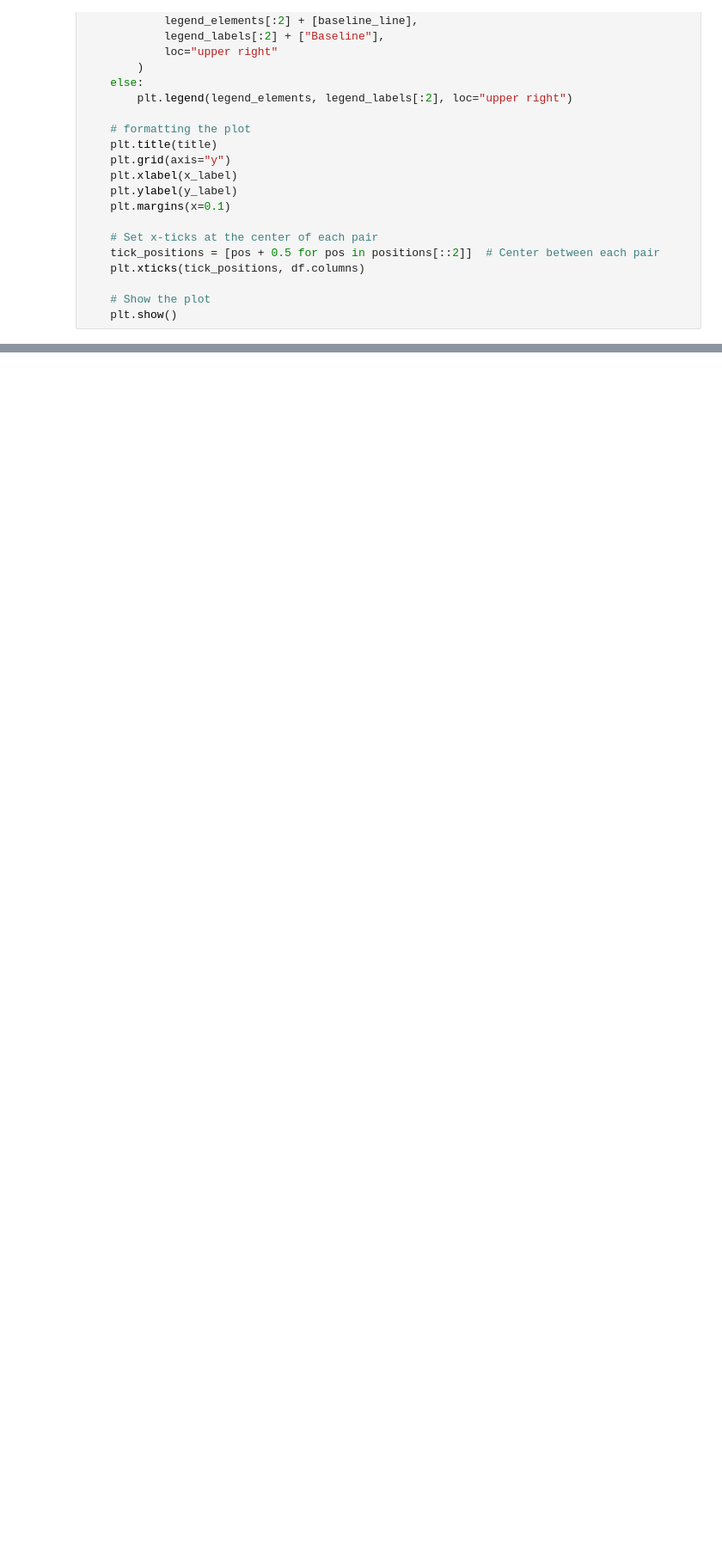
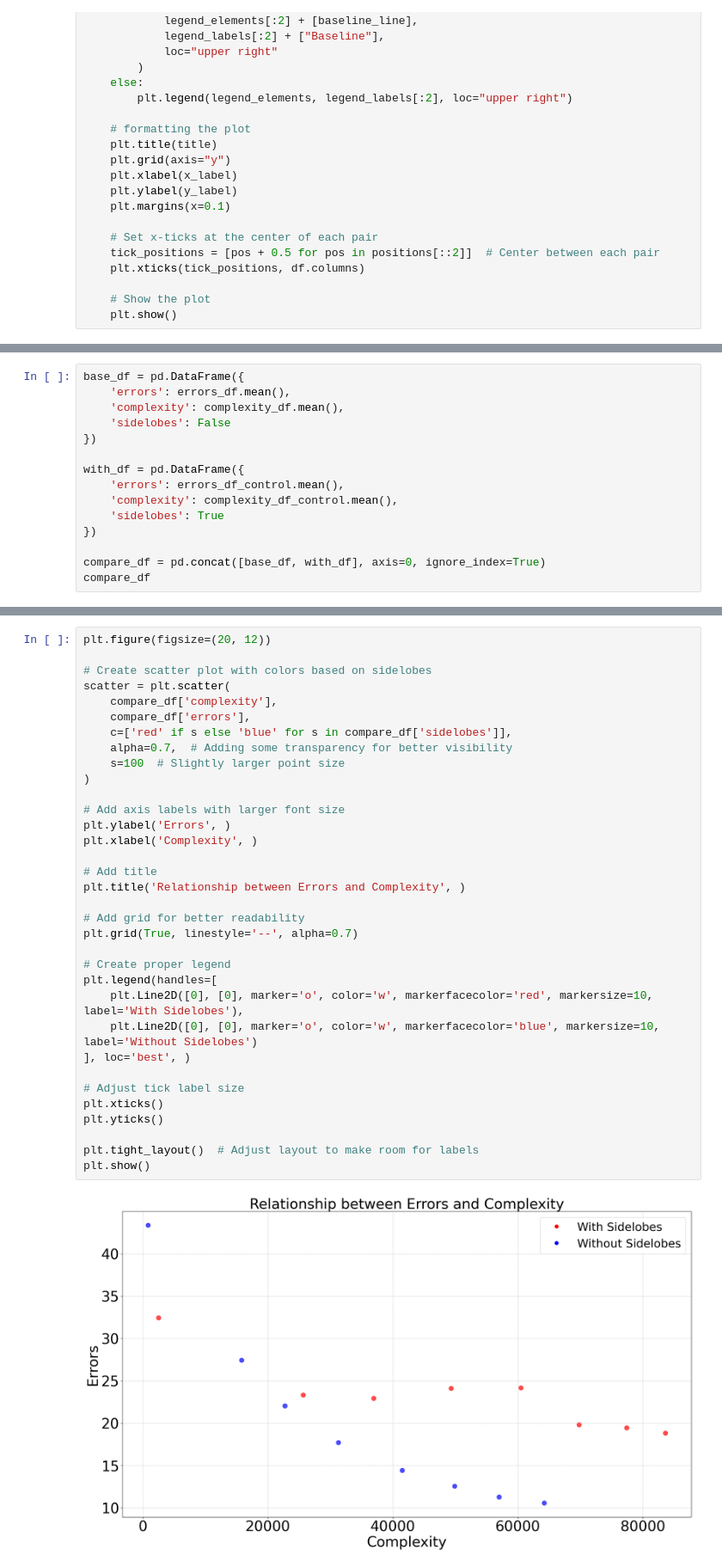
Before and after one commit to Andreas-Espelund/5G_localization, a Jupyter notebook: plotting/plot_beam_matching.ipynb, the cells around one changed output, grey strips where cells are left out. Shown at 86% size. Drawn from its saved outputs; the diff is of its cells as text; blank space fills up the shorter version.

```diff
--- a/plotting/plot_beam_matching.ipynb
+++ b/plotting/plot_beam_matching.ipynb
@@ -216,0 +230,15 @@ make_barplot_double(
+# %%
+base_df = pd.DataFrame({
+    'errors': errors_df.mean(),
+    'complexity': complexity_df.mean(),
+    'sidelobes': False
+})
+
+with_df = pd.DataFrame({
+    'errors': errors_df_control.mean(),
+    'complexity': complexity_df_control.mean(),
+    'sidelobes': True
+})
+
+compare_df = pd.concat([base_df, with_df], axis=0, ignore_index=True)
+compare_df
@@ -216,0 +263,36 @@ make_barplot_double(
+# %%
+plt.figure(figsize=(20, 12))
+
+# Create scatter plot with colors based on sidelobes
+scatter = plt.scatter(
+    compare_df['complexity'],
+    compare_df['errors'],
+    c=['red' if s else 'blue' for s in compare_df['sidelobes']],
+    alpha=0.7,  # Adding some transparency for better visibility
+    s=100  # Slightly larger point size
+)
+
+# Add axis labels with larger font size
+plt.ylabel('Errors', )
+plt.xlabel('Complexity', )
+
+# Add title
+plt.title('Relationship between Errors and Complexity', )
+
+# Add grid for better readability
+plt.grid(True, linestyle='--', alpha=0.7)
+
+# Create proper legend
+plt.legend(handles=[
+    plt.Line2D([0], [0], marker='o', color='w', markerfacecolor='red', markersize=10, label='With Sidelobes'),
+    plt.Line2D([0], [0], marker='o', color='w', markerfacecolor='blue', markersize=10, label='Without Sidelobes')
+], loc='best', )
+
+# Adjust tick label size
+plt.xticks()
+plt.yticks()
+
+plt.tight_layout()  # Adjust layout to make room for labels
+plt.show()
+# %% [output]
+[figure, added]
```
Also changed, not shown: parts of 5 cells of this notebook, 1 other file.
